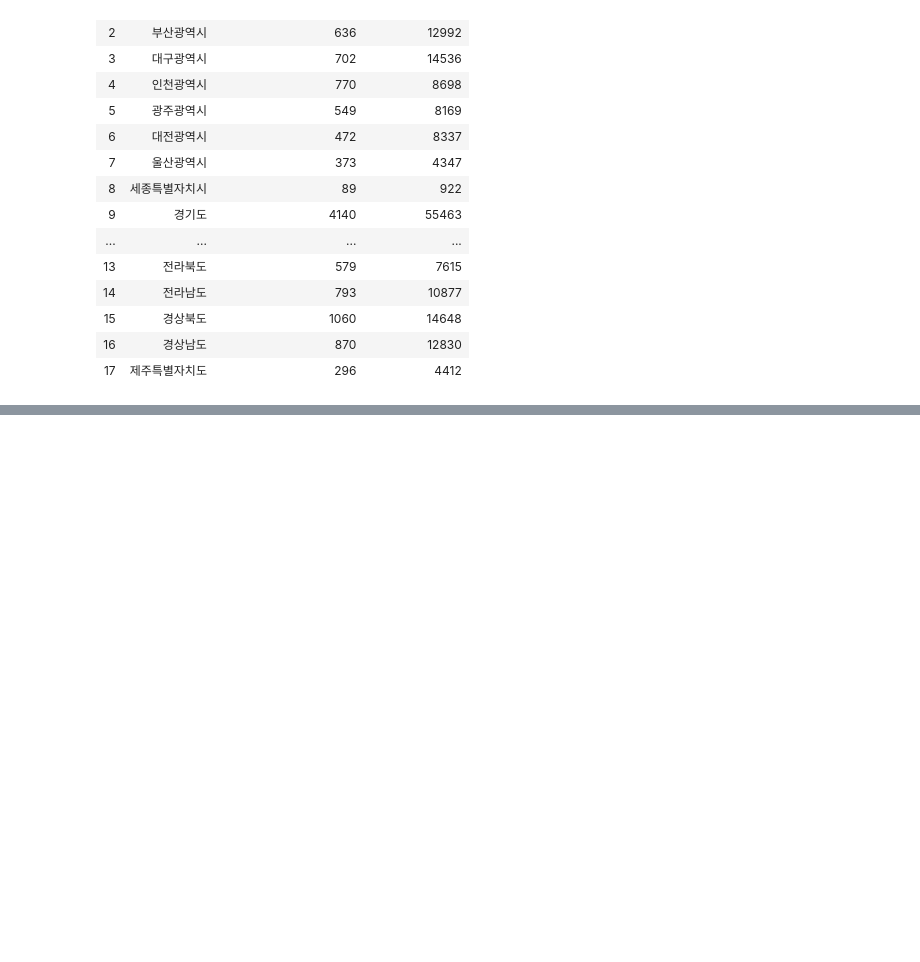
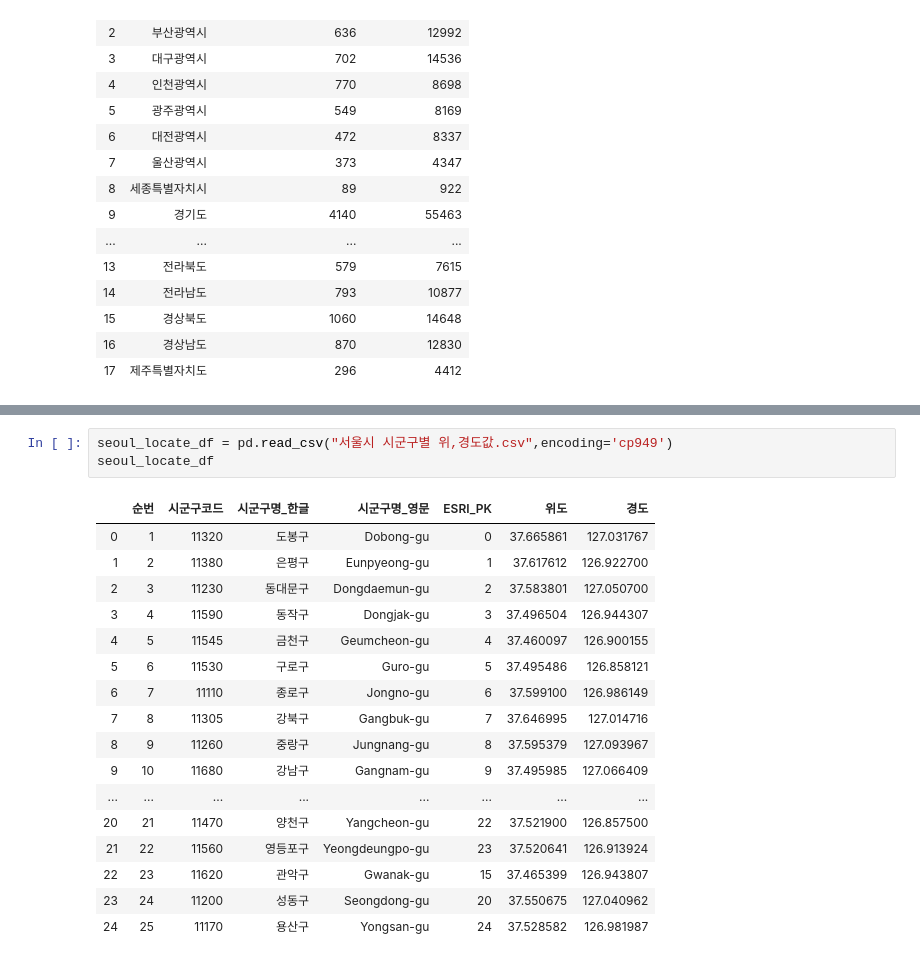
Before and after one commit to jeonprize/Accident, a Jupyter notebook: acl_accident.ipynb, the cells around one changed output, grey strips where cells are left out. Cells and saved outputs as stored; diff of their text form; blank space fills up the shorter version.

```diff
--- a/acl_accident.ipynb
+++ b/acl_accident.ipynb
@@ -23,0 +88,21 @@ df
+# %%
+seoul_locate_df = pd.read_csv("서울시 시군구별 위,경도값.csv",encoding='cp949')
+seoul_locate_df
+# %% [output]
+|  | 순번 | 시군구코드 | 시군구명_한글 | 시군구명_영문 | ESRI_PK | 위도 | 경도 |
+| 0 | 1 | 11320 | 도봉구 | Dobong-gu | 0 | 37.665861 | 127.031767 |
+| 1 | 2 | 11380 | 은평구 | Eunpyeong-gu | 1 | 37.617612 | 126.922700 |
+| 2 | 3 | 11230 | 동대문구 | Dongdaemun-gu | 2 | 37.583801 | 127.050700 |
+| 3 | 4 | 11590 | 동작구 | Dongjak-gu | 3 | 37.496504 | 126.944307 |
+| 4 | 5 | 11545 | 금천구 | Geumcheon-gu | 4 | 37.460097 | 126.900155 |
+| 5 | 6 | 11530 | 구로구 | Guro-gu | 5 | 37.495486 | 126.858121 |
+| 6 | 7 | 11110 | 종로구 | Jongno-gu | 6 | 37.599100 | 126.986149 |
+| 7 | 8 | 11305 | 강북구 | Gangbuk-gu | 7 | 37.646995 | 127.014716 |
+| 8 | 9 | 11260 | 중랑구 | Jungnang-gu | 8 | 37.595379 | 127.093967 |
+| 9 | 10 | 11680 | 강남구 | Gangnam-gu | 9 | 37.495985 | 127.066409 |
+| ... | ... | ... | ... | ... | ... | ... | ... |
+| 20 | 21 | 11470 | 양천구 | Yangcheon-gu | 22 | 37.521900 | 126.857500 |
+| 21 | 22 | 11560 | 영등포구 | Yeongdeungpo-gu | 23 | 37.520641 | 126.913924 |
+| 22 | 23 | 11620 | 관악구 | Gwanak-gu | 15 | 37.465399 | 126.943807 |
+| 23 | 24 | 11200 | 성동구 | Seongdong-gu | 20 | 37.550675 | 127.040962 |
+| 24 | 25 | 11170 | 용산구 | Yongsan-gu | 24 | 37.528582 | 126.981987 |
```
Also changed, not shown: parts of 12 cells of this notebook.
